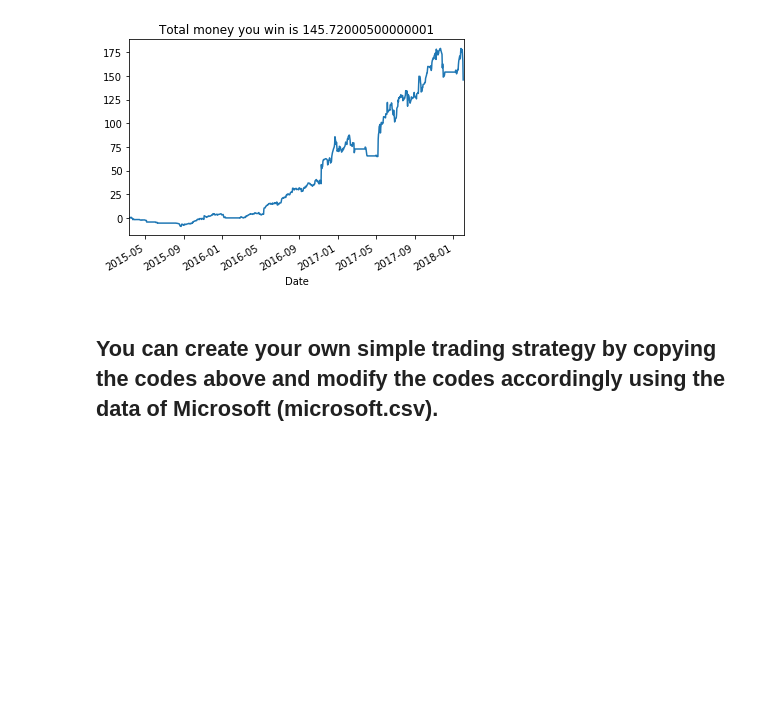
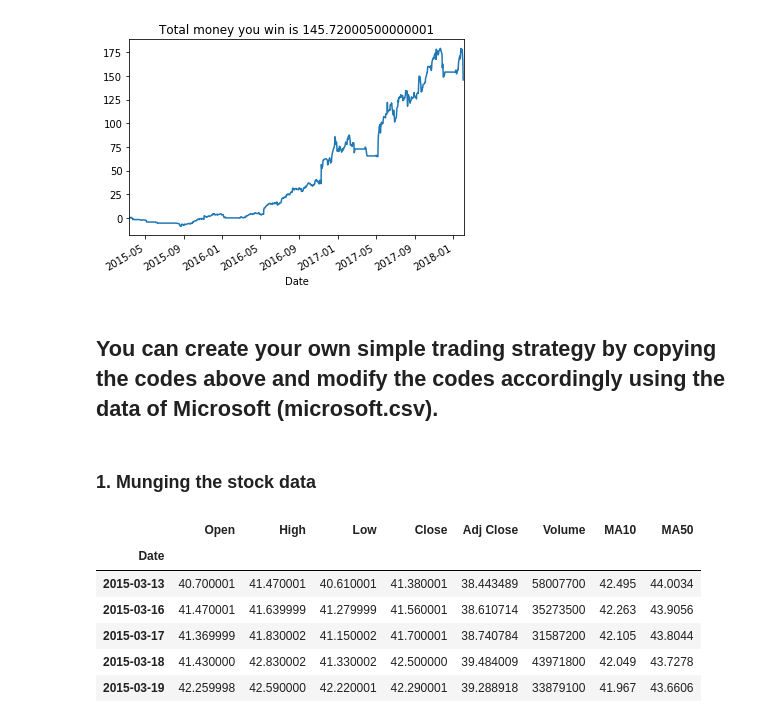
Before and after one commit to Blackman9t/Python_-_Statistics_for_Financial_Analysis, a Jupyter notebook: 4_wk1_Build+a+simple+trading+strategy.ipynb, the cells around one changed output. Drawn from its saved outputs; the diff is of its cells as text; code cells hidden in the pictures; blank space fills up the shorter version.

```diff
--- a/4_wk1_Build+a+simple+trading+strategy.ipynb
+++ b/4_wk1_Build+a+simple+trading+strategy.ipynb
@@ -78,3 +78,21 @@ Text(0.5, 1.0, 'Total money you win is 145.72000500000001')
 [figure]
 # %% [markdown]
 ## You can create your own simple trading strategy by copying the codes above and modify the codes accordingly using the data of Microsoft (microsoft.csv).
+# %% [markdown]
+### 1. Munging the stock data
+# %%
+#import MS's stock data, add two columns - MA10 and MA50
+#use dropna to remove any "Not a Number" data
+ms = pd.DataFrame.from_csv('https://raw.githubusercontent.com/Blackman9t/Python_-_Statistics_for_Financial_Analysis/master/microsoft.csv')
+ms['MA10'] = ms['Close'].rolling(10).mean()
+ms['MA50'] = ms['Close'].rolling(50).mean()
+ms = ms.dropna()
+ms.head()
+# %% [output]
+|  | Open | High | Low | Close | Adj Close | Volume | MA10 | MA50 |
+| Date |  |  |  |  |  |  |  |  |
+| 2015-03-13 | 40.700001 | 41.470001 | 40.610001 | 41.380001 | 38.443489 | 58007700 | 42.495 | 44.0034 |
+| 2015-03-16 | 41.470001 | 41.639999 | 41.279999 | 41.560001 | 38.610714 | 35273500 | 42.263 | 43.9056 |
+| 2015-03-17 | 41.369999 | 41.830002 | 41.150002 | 41.700001 | 38.740784 | 31587200 | 42.105 | 43.8044 |
+| 2015-03-18 | 41.430000 | 42.830002 | 41.330002 | 42.500000 | 39.484009 | 43971800 | 42.049 | 43.7278 |
+| 2015-03-19 | 42.259998 | 42.590000 | 42.220001 | 42.290001 | 39.288918 | 33879100 | 41.967 | 43.6606 |
```
Also changed, not shown: parts of 4 cells of this notebook.
